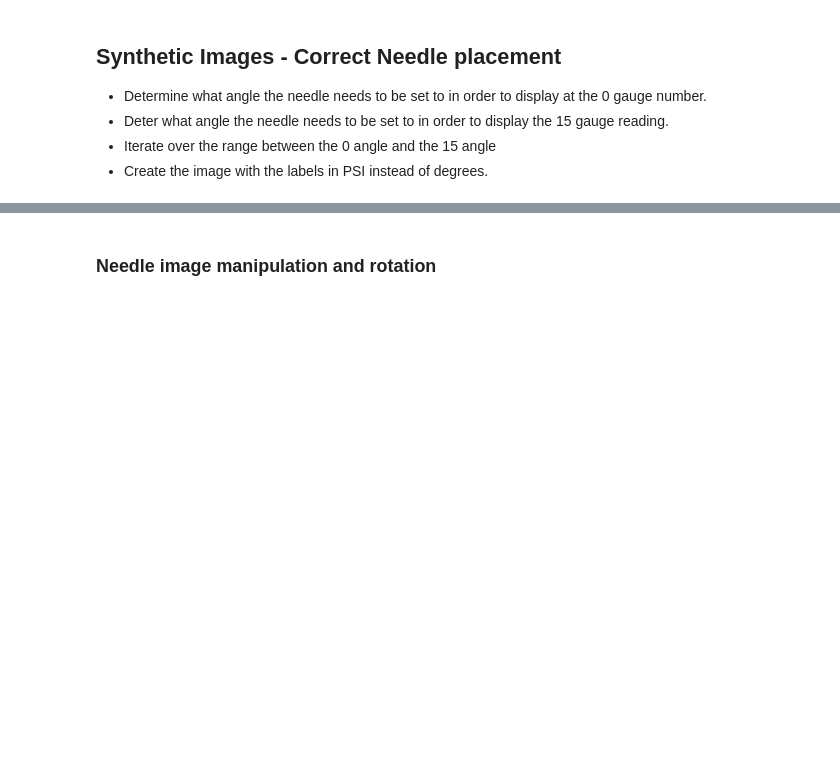
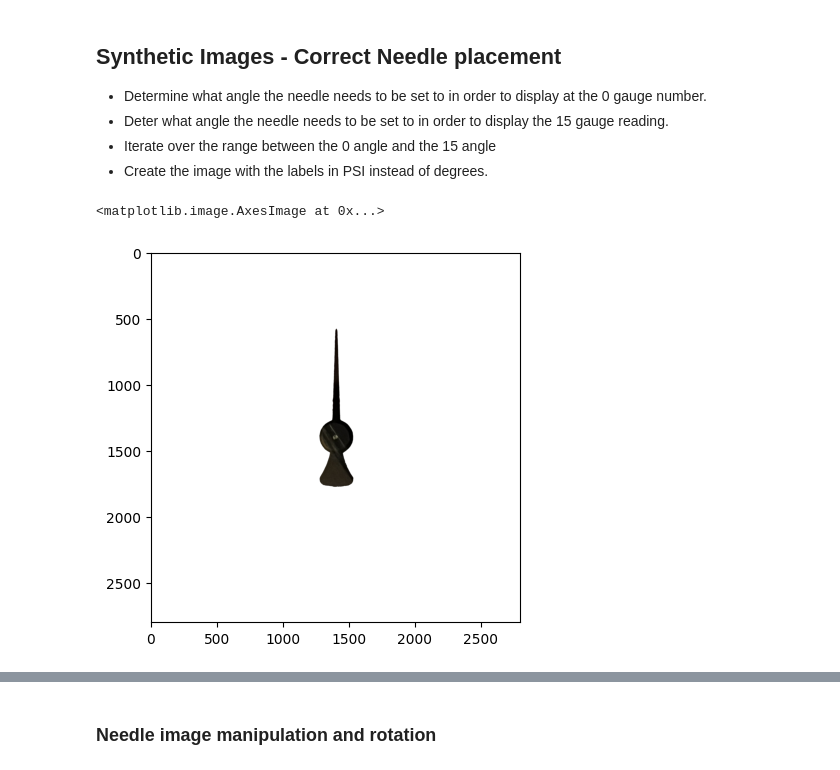
Before and after one commit to oci-labs/deep-gauge, a Jupyter notebook: 1. Synthetic gauge image generation.ipynb, the cells around one changed output, grey strips where cells are left out. Cells and saved outputs as stored; diff of their text form; code cells hidden in the pictures; blank space fills up the shorter version.

```diff
--- a/1. Synthetic gauge image generation.ipynb
+++ b/1. Synthetic gauge image generation.ipynb
@@ -9,8 +9,8 @@ import matplotlib.pyplot as plt
 import matplotlib.image as mpimg
 # %%
 # Declare variables
-NEEDLE = './images/needle.png'
-GAUGE = './images/gauge.png'
+NEEDLE = "./images/needle2.png"
+GAUGE = "./images/gauge2.png"
 # %% [markdown]
 ## Synthetic Images - Correct Needle placement
 * Determine what angle the needle needs to be set to in order to display at the 0 gauge number.
@@ -19,10 +19,13 @@ GAUGE = './images/gauge.png'
 * Create the image with the labels in PSI instead of degrees.
 # %%
 # Modify the image to set the needle at 0 degrees
-image = Image.open(NEEDLE).convert('RGBA')
-image_rot_90 = image.rotate(232, expand=False, resample=Image.BICUBIC)
-# image_rot_90.save('needle_rot_0.png')
+image = Image.open(NEEDLE).convert("RGBA")
+image_rot_90 = image.rotate(214, expand=False, resample=Image.BICUBIC)
+image_rot_90.save("needle_rot_0.png")
 plt.imshow(image_rot_90)
+# %% [output]
+<matplotlib.image.AxesImage at 0x...>
+[figure, added]
 # %%
 image_rot_134 = image.rotate(134, expand=False, resample=Image.BICUBIC)
 plt.imshow(image_rot_134)
```
Also changed, not shown: parts of 10 cells of this notebook, 8 other files.
